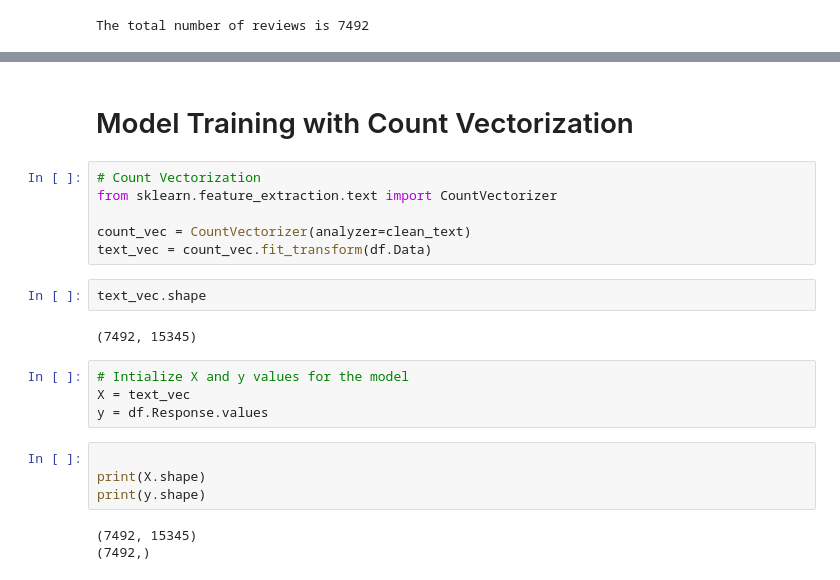
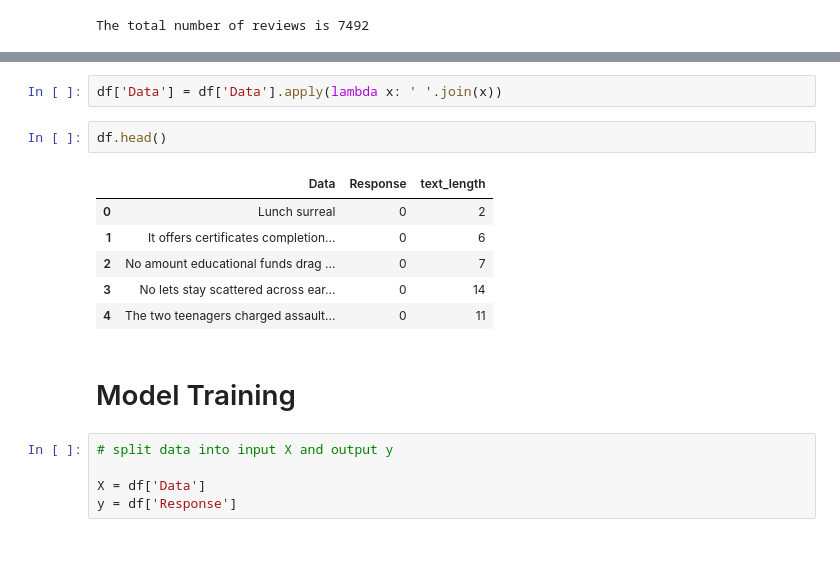
Before and after one commit to Sumith24/Hackathon_Sentiment_Analysis, a Jupyter notebook: comments_semtiment_analysis.ipynb, the cells around one changed output, grey strips where cells are left out. Cells and saved outputs as stored; diff of their text form; blank space fills up the shorter version.

```diff
--- a/comments_semtiment_analysis.ipynb
+++ b/comments_semtiment_analysis.ipynb
@@ -92,23 +208,18 @@ def clean_text(text):
+# %%
+df['Data'] = df['Data'].apply(lambda x: ' '.join(x))
+# %%
+df.head()
+# %% [output]
+|  | Data | Response | text_length |
+| 0 | Lunch surreal | 0 | 2 |
+| 1 | It offers certificates completion... | 0 | 6 |
+| 2 | No amount educational funds drag ... | 0 | 7 |
+| 3 | No lets stay scattered across ear... | 0 | 14 |
+| 4 | The two teenagers charged assault... | 0 | 11 |
 # %% [markdown]
-# Model Training with Count Vectorization
+# Model Training
-# %%
-# Count Vectorization
-from sklearn.feature_extraction.text import CountVectorizer
-
-count_vec = CountVectorizer(analyzer=clean_text)
-text_vec = count_vec.fit_transform(df.Data)
-# %%
-text_vec.shape
-# %% [output]
-(7492, 15345)
 # %%
-# Intialize X and y values for the model
-X = text_vec
-y = df.Response.values
+# split data into input X and output y
+
+X = df['Data']
+y = df['Response']
-# %%
-
-print(X.shape)
-print(y.shape)
-# %% [output]
-(7492, 15345)
-(7492,)
```
Also changed, not shown: parts of 54 cells of this notebook.
